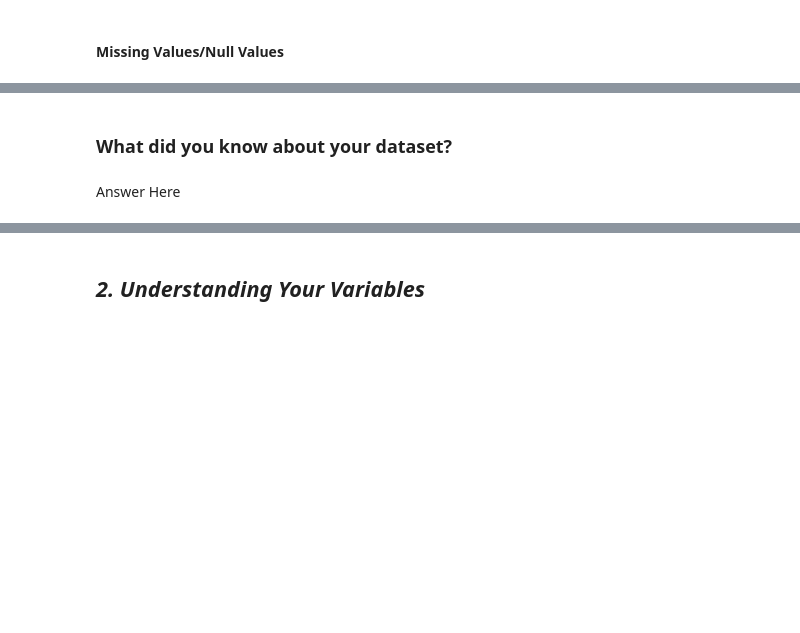
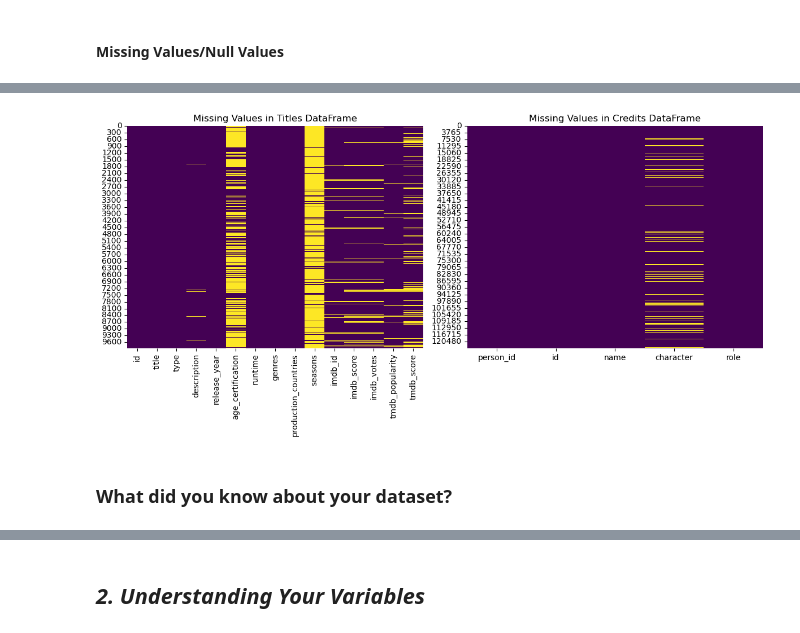
Before and after one commit to apurbaaaa/Amazon-EDA, a Jupyter notebook: Sample_EDA_Submission_Template.ipynb, the cells around one changed output, grey strips where cells are left out. Drawn from its saved outputs; the diff is of its cells as text; code cells hidden in the pictures; blank space fills up the shorter version.

```diff
--- a/Sample_EDA_Submission_Template.ipynb
+++ b/Sample_EDA_Submission_Template.ipynb
@@ -163,4 +181,17 @@ AttributeError: 'function' object has no attribute 'sum'
+# %%
+# Visualizing the missing values
+plt.figure(figsize=(12, 6))
+plt.subplot(1, 2, 1)
+sns.heatmap(titles.isnull(), cbar=False, cmap='viridis')
+plt.title("Missing Values in Titles DataFrame")
+
+plt.subplot(1, 2, 2)
+sns.heatmap(credits.isnull(), cbar=False, cmap='viridis')
+plt.title("Missing Values in Credits DataFrame")
+
+plt.tight_layout()
+plt.show()
+# %% [output]
+[figure, added]
 # %% [markdown]
 ### What did you know about your dataset?
-# %% [markdown]
-Answer Here
```
Also changed, not shown: parts of 19 cells of this notebook, 3 other files.
